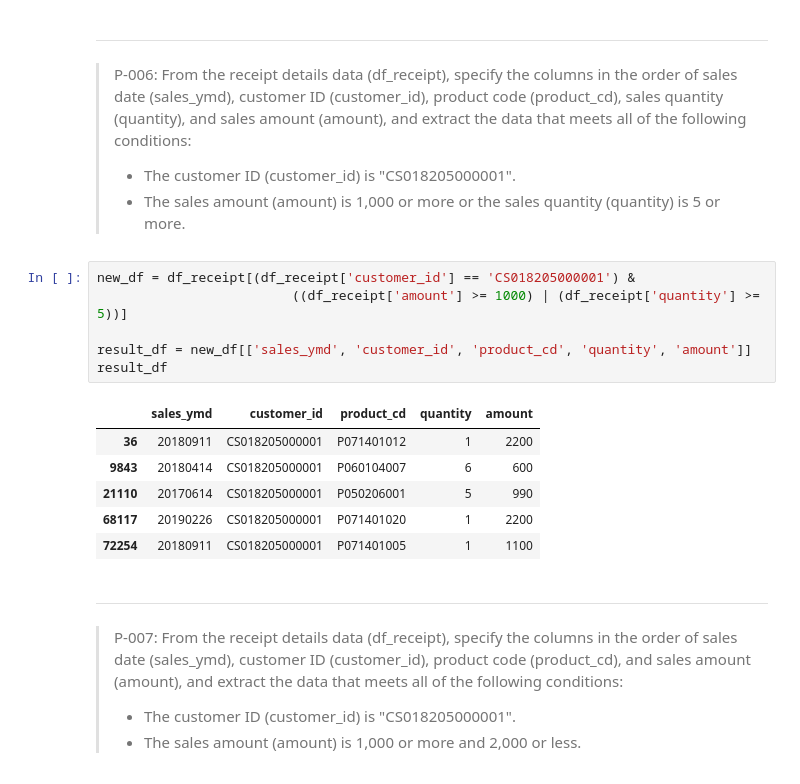
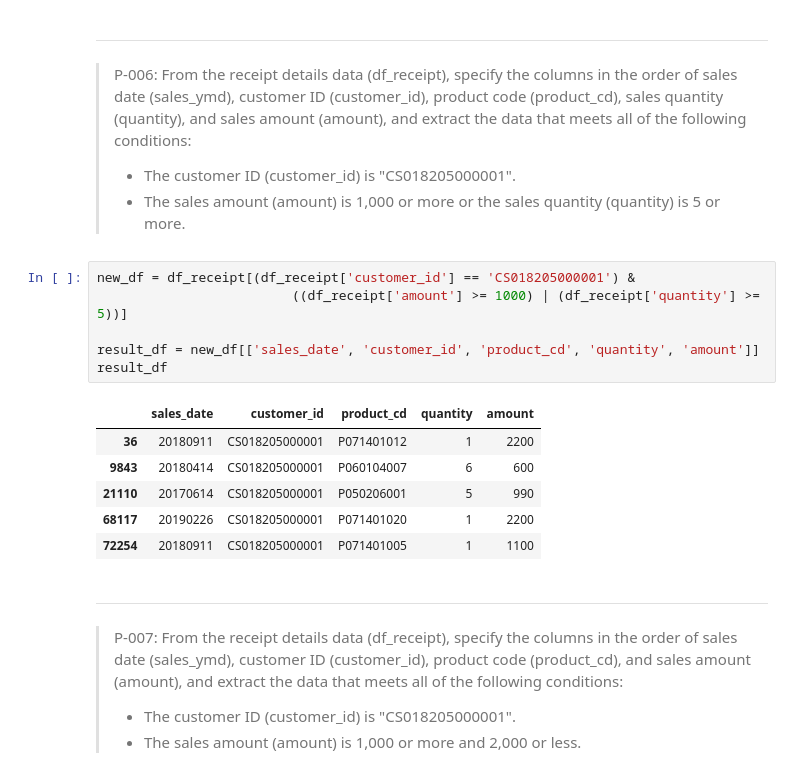
Before and after one commit to Greekatz/BasicDataScience, a Jupyter notebook: notebooks_en/exercises/100_pandas_exercises_en.ipynb, the cells around one changed output. Drawn from its saved outputs; the diff is of its cells as text.

```diff
--- a/notebooks_en/exercises/100_pandas_exercises_en.ipynb
+++ b/notebooks_en/exercises/100_pandas_exercises_en.ipynb
@@ -166,11 +166,11 @@ get_data
 # %%
 new_df = df_receipt[(df_receipt['customer_id'] == 'CS018205000001') &
                          ((df_receipt['amount'] >= 1000) | (df_receipt['quantity'] >= 5))]
 
-result_df = new_df[['sales_ymd', 'customer_id', 'product_cd', 'quantity', 'amount']]
+result_df = new_df[['sales_date', 'customer_id', 'product_cd', 'quantity', 'amount']]
 result_df
 # %% [output]
-|  | sales_ymd | customer_id | product_cd | quantity | amount |
+|  | sales_date | customer_id | product_cd | quantity | amount |
 | 36 | 20180911 | CS018205000001 | P071401012 | 1 | 2200 |
 | 9843 | 20180414 | CS018205000001 | P060104007 | 6 | 600 |
 | 21110 | 20170614 | CS018205000001 | P050206001 | 5 | 990 |
```
Also changed, not shown: parts of 18 cells of this notebook.
